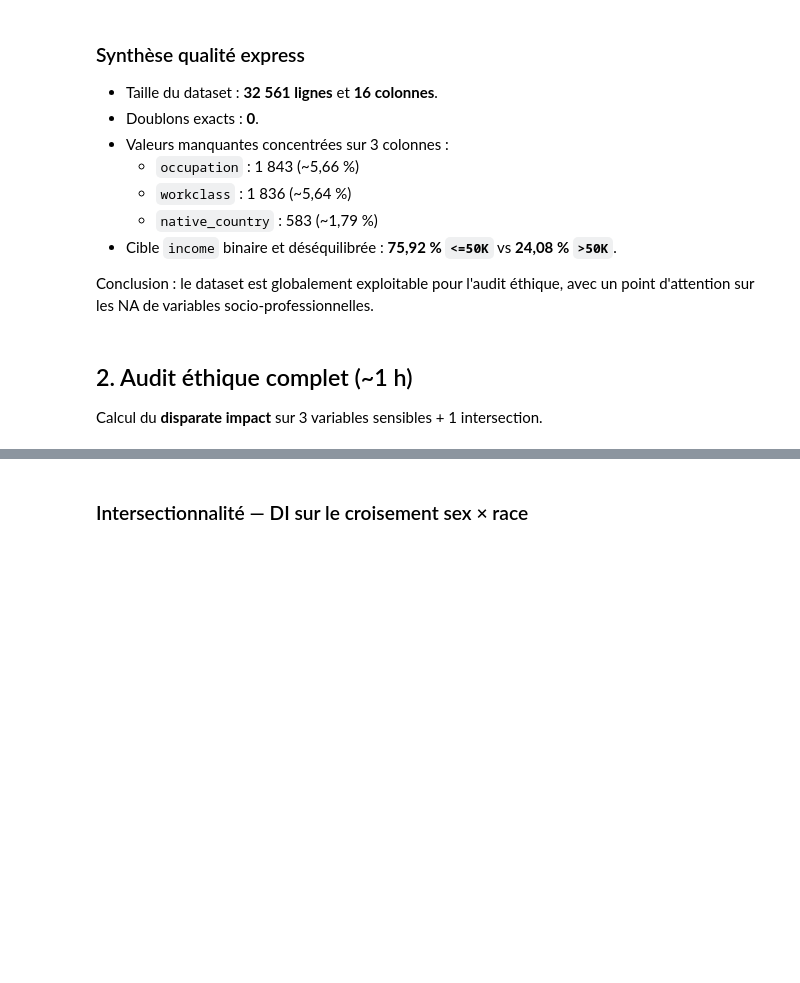
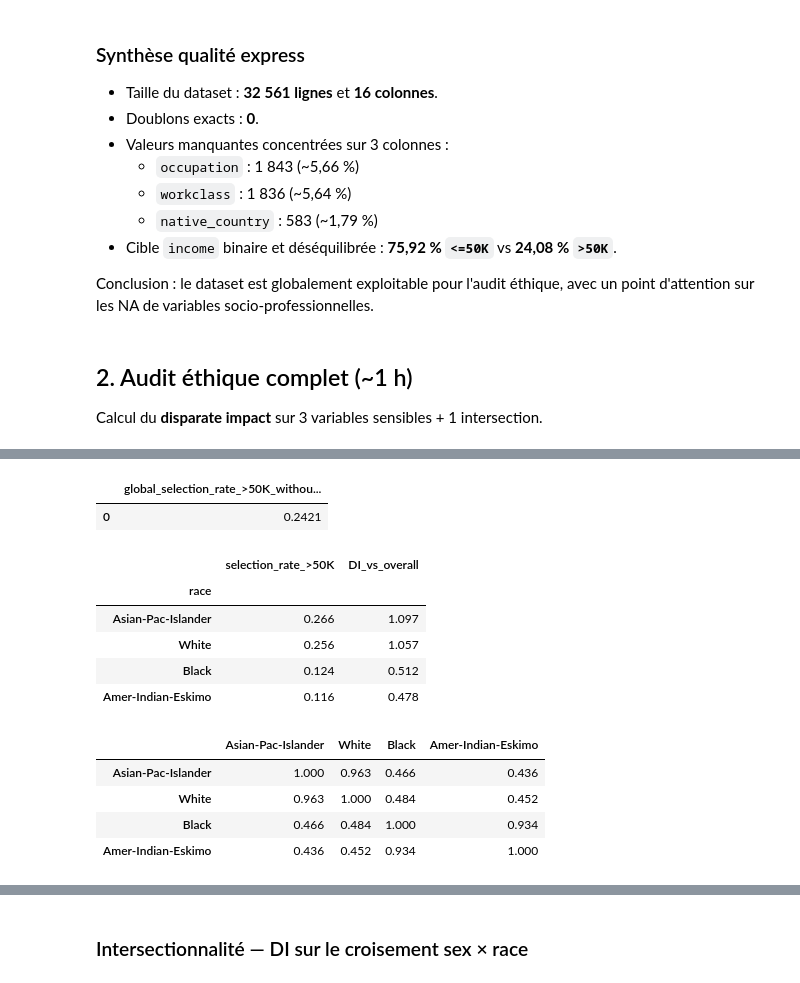
Before and after one commit to Franck-Beugnet/M2-B2-athena-celia-franck, a Jupyter notebook: notebooks/M2-B2_audit_celia_franck.ipynb, the cells around one changed output, grey strips where cells are left out. Drawn from its saved outputs; the diff is of its cells as text; code cells hidden in the pictures; blank space fills up the shorter version.

```diff
--- a/notebooks/M2-B2_audit_celia_franck.ipynb
+++ b/notebooks/M2-B2_audit_celia_franck.ipynb
@@ -145,0 +159,37 @@ def disparate_impact(df: pd.DataFrame, sensible: str, target: str = "income",
+# %%
+# DI par race en excluant explicitement la modalite "Other"
+df_race = df.loc[df["race"].ne("Other")].copy()
+sr_global_race, sr_race, di_race = disparate_impact_vs_overall(df_race, "race")
+
+race_table = pd.DataFrame(
+    {
+        "selection_rate_>50K": sr_race,
+        "DI_vs_overall": di_race,
+    }
+).sort_values("selection_rate_>50K", ascending=False)
+
+# Matrice de comparaison pairwise entre races
+races = race_table.index.tolist()
+di_matrix = pd.DataFrame(index=races, columns=races, dtype=float)
+for r1 in races:
+    for r2 in races:
+        sr1, sr2 = race_table.loc[r1, "selection_rate_>50K"], race_table.loc[r2, "selection_rate_>50K"]
+        di_matrix.loc[r1, r2] = min(sr1, sr2) / max(sr1, sr2)
+
+display(pd.DataFrame({"global_selection_rate_>50K_without_other": [round(sr_global_race, 4)]}))
+display(race_table.round(3))
+display(di_matrix.round(3))
+# %% [output]
+|  | global_selection_rate_>50K_withou... |
+| 0 | 0.2421 |
+|  | selection_rate_>50K | DI_vs_overall |
+| race |  |  |
+| Asian-Pac-Islander | 0.266 | 1.097 |
+| White | 0.256 | 1.057 |
+| Black | 0.124 | 0.512 |
+| Amer-Indian-Eskimo | 0.116 | 0.478 |
+|  | Asian-Pac-Islander | White | Black | Amer-Indian-Eskimo |
+| Asian-Pac-Islander | 1.000 | 0.963 | 0.466 | 0.436 |
+| White | 0.963 | 1.000 | 0.484 | 0.452 |
+| Black | 0.466 | 0.484 | 1.000 | 0.934 |
+| Amer-Indian-Eskimo | 0.436 | 0.452 | 0.934 | 1.000 |
```
Also changed, not shown: parts of 11 cells of this notebook.
